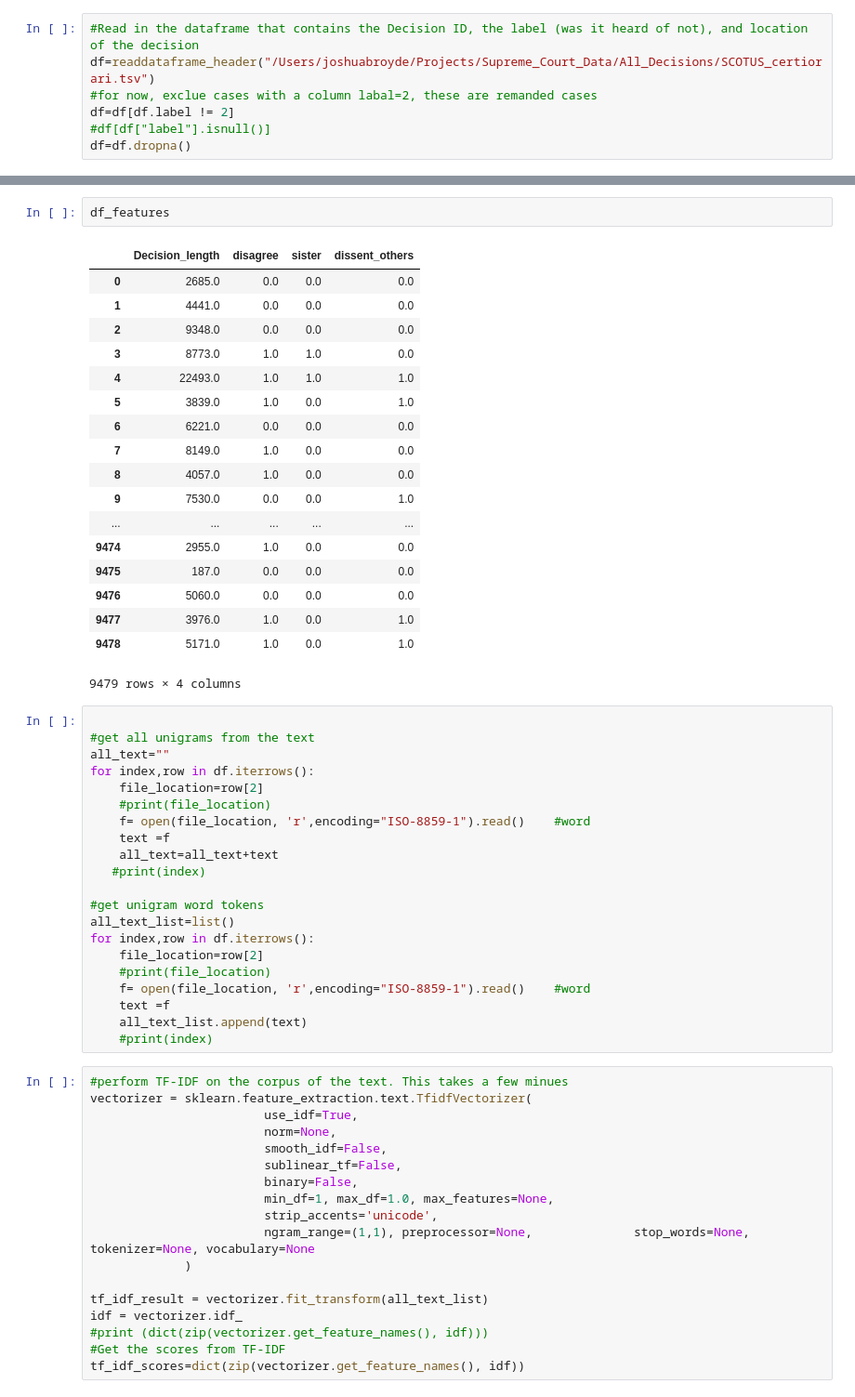
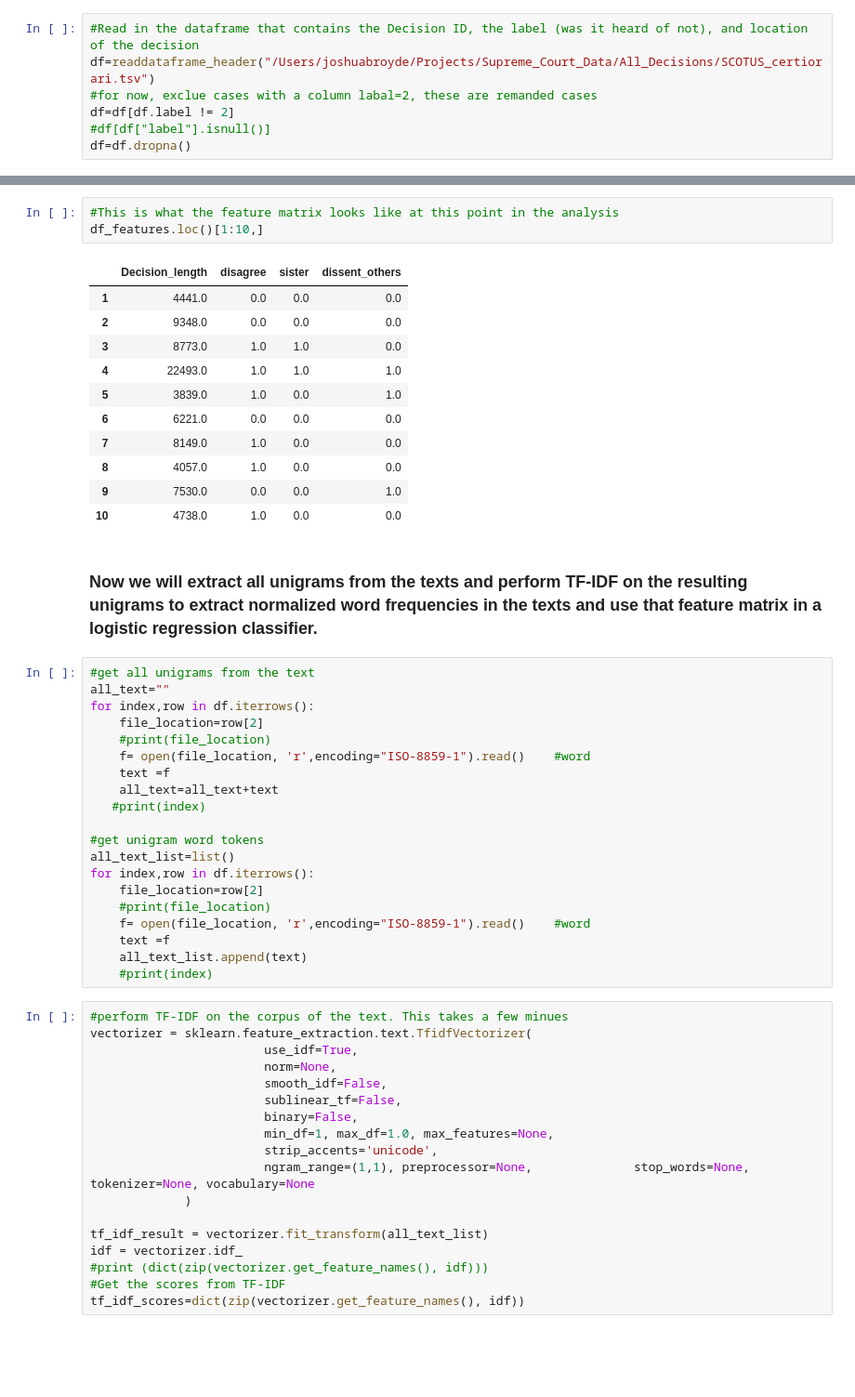
Before and after one commit to JoshB29/SupremeReview, a Jupyter notebook: SCOTUS_analysis_Final.ipynb, the cells around one changed output, grey strips where cells are left out. Shown at 93% size. Drawn from its saved outputs; the diff is of its cells as text; blank space fills up the shorter version.

```diff
--- a/SCOTUS_analysis_Final.ipynb
+++ b/SCOTUS_analysis_Final.ipynb
@@ -120,26 +122,21 @@ for index,row in df.iterrows():
-# %%
-df_features
-# %% [output]
-|  | Decision_length | disagree | sister | dissent_others |
-| 0 | 2685.0 | 0.0 | 0.0 | 0.0 |
-| 1 | 4441.0 | 0.0 | 0.0 | 0.0 |
-| 2 | 9348.0 | 0.0 | 0.0 | 0.0 |
-| 3 | 8773.0 | 1.0 | 1.0 | 0.0 |
-| 4 | 22493.0 | 1.0 | 1.0 | 1.0 |
-| 5 | 3839.0 | 1.0 | 0.0 | 1.0 |
-| 6 | 6221.0 | 0.0 | 0.0 | 0.0 |
-| 7 | 8149.0 | 1.0 | 0.0 | 0.0 |
-| 8 | 4057.0 | 1.0 | 0.0 | 0.0 |
-| 9 | 7530.0 | 0.0 | 0.0 | 1.0 |
-| ... | ... | ... | ... | ... |
-| 9474 | 2955.0 | 1.0 | 0.0 | 0.0 |
-| 9475 | 187.0 | 0.0 | 0.0 | 0.0 |
-| 9476 | 5060.0 | 0.0 | 0.0 | 0.0 |
-| 9477 | 3976.0 | 1.0 | 0.0 | 1.0 |
-| 9478 | 5171.0 | 1.0 | 0.0 | 1.0 |
-9479 rows × 4 columns
+# %%
+#This is what the feature matrix looks like at this point in the analysis
+df_features.loc()[1:10,]
+# %% [output]
+|  | Decision_length | disagree | sister | dissent_others |
+| 1 | 4441.0 | 0.0 | 0.0 | 0.0 |
+| 2 | 9348.0 | 0.0 | 0.0 | 0.0 |
+| 3 | 8773.0 | 1.0 | 1.0 | 0.0 |
+| 4 | 22493.0 | 1.0 | 1.0 | 1.0 |
+| 5 | 3839.0 | 1.0 | 0.0 | 1.0 |
+| 6 | 6221.0 | 0.0 | 0.0 | 0.0 |
+| 7 | 8149.0 | 1.0 | 0.0 | 0.0 |
+| 8 | 4057.0 | 1.0 | 0.0 | 0.0 |
+| 9 | 7530.0 | 0.0 | 0.0 | 1.0 |
+| 10 | 4738.0 | 1.0 | 0.0 | 0.0 |
+# %% [markdown]
+### Now we will extract all unigrams from the texts and perform TF-IDF on the resulting unigrams to extract normalized word frequencies in the texts and use that feature matrix in a logistic regression classifier.
 # %%
-
 #get all unigrams from the text
 all_text=""
 for index,row in df.iterrows():
```
Also changed, not shown: parts of 10 cells of this notebook.
